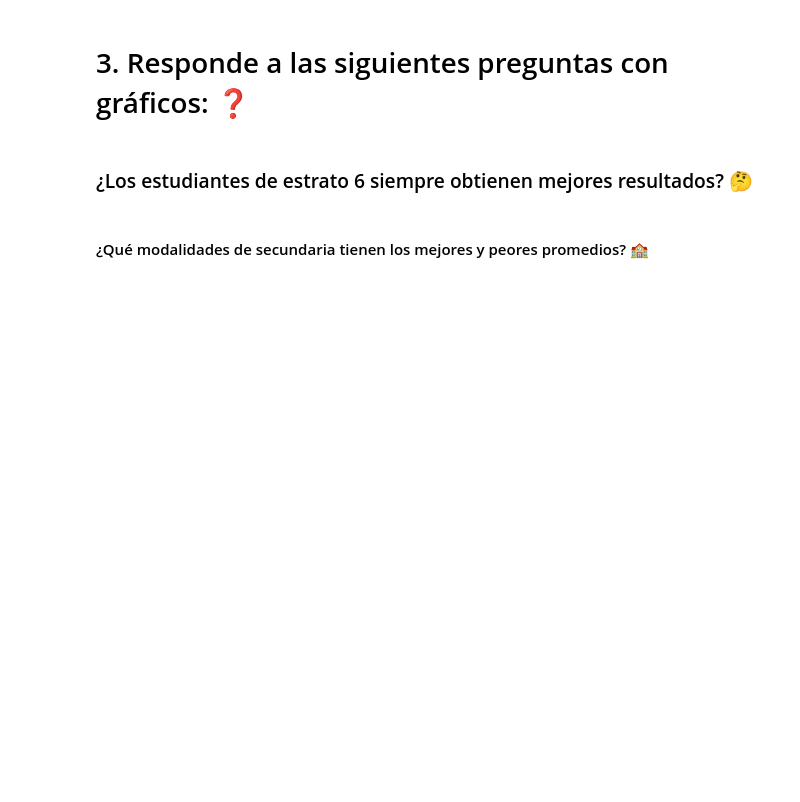
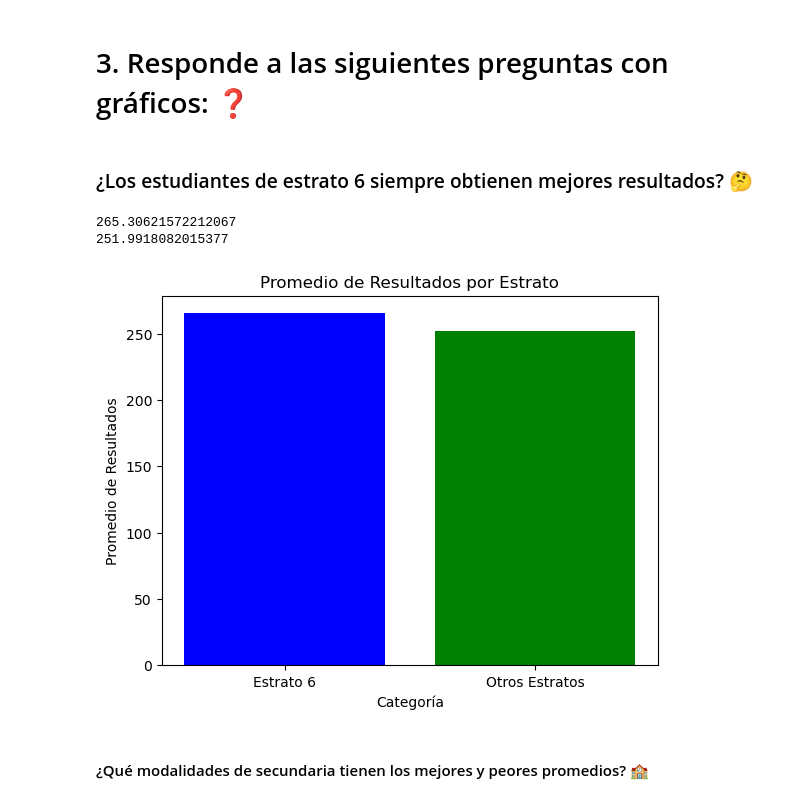
Before and after one commit to MariSalas23/ANALITICA_DE_DATOS_TALLER_1, a Jupyter notebook: Taller_1.ipynb, the cells around one changed output. Saved outputs shown, nothing was run; the diff lists cells and outputs as text; code cells hidden in the pictures; blank space fills up the shorter version.

```diff
--- a/Taller_1.ipynb
+++ b/Taller_1.ipynb
@@ -8,7 +8,7 @@ import pandas as pd
 import numpy as np
 import matplotlib.pyplot as plt
 
-# Ruta al archivo CSV (modifica la ruta según donde esté ubicado tu archivo).
+# Ruta al archivo CSV
 ruta_dataset = "C:\\Users\\marim\\Downloads\\Saber_11__2020-2_20250112.csv"
 
 # Leer el archivo CSV y cargarlo en un DataFrame, indicando que los separadores son ";"
@@ -27,5 +27,7 @@ df = df_sin_na
 df.rename(columns={
     'ESTU_COD_RESIDE_MCPIO': 'MunicipioCodigo',
     'ESTU_MCPIO_RESIDE': 'Municipio',
-    'PUNT_GLOBAL': 'PuntajeGlobal'
+    'PUNT_GLOBAL': 'PuntajeGlobal',
+    'FAMI_ESTRATOVIVIENDA': 'Estrato',
+    'COLE_JORNADA': 'Jornada'
 }, inplace=True)
@@ -58,2 +76,25 @@ plt.show()
+# %%
+# Filtrar por estrato 6 y obtener los resultados
+estrato_6 = df[df['Estrato'] == "Estrato 6"]
+
+# Calcular el promedio de los resultados para estrato 6 y otros estratos
+promedio_estrato_6 = estrato_6['PuntajeGlobal'].mean()
+promedio_otros_estratos = df[df['Estrato'] != "Estrato 6"]['PuntajeGlobal'].mean()
+print(promedio_estrato_6)
+print(promedio_otros_estratos)
+
+# Crear un gráfico de barras
+labels = ['Estrato 6', 'Otros Estratos']
+promedios = [promedio_estrato_6, promedio_otros_estratos]
+
+plt.bar(labels, promedios, color=['blue', 'green'])
+plt.xlabel('Categoría')
+plt.ylabel('Promedio de Resultados')
+plt.title('Promedio de Resultados por Estrato')
+plt.show()
+# %% [output]
+265.30621572212067
+251.9918082015377
+[figure, added]
 # %% [markdown]
 #### ¿Qué modalidades de secundaria tienen los mejores y peores promedios? 🏫
```
Also changed, not shown: parts of 5 cells of this notebook.
